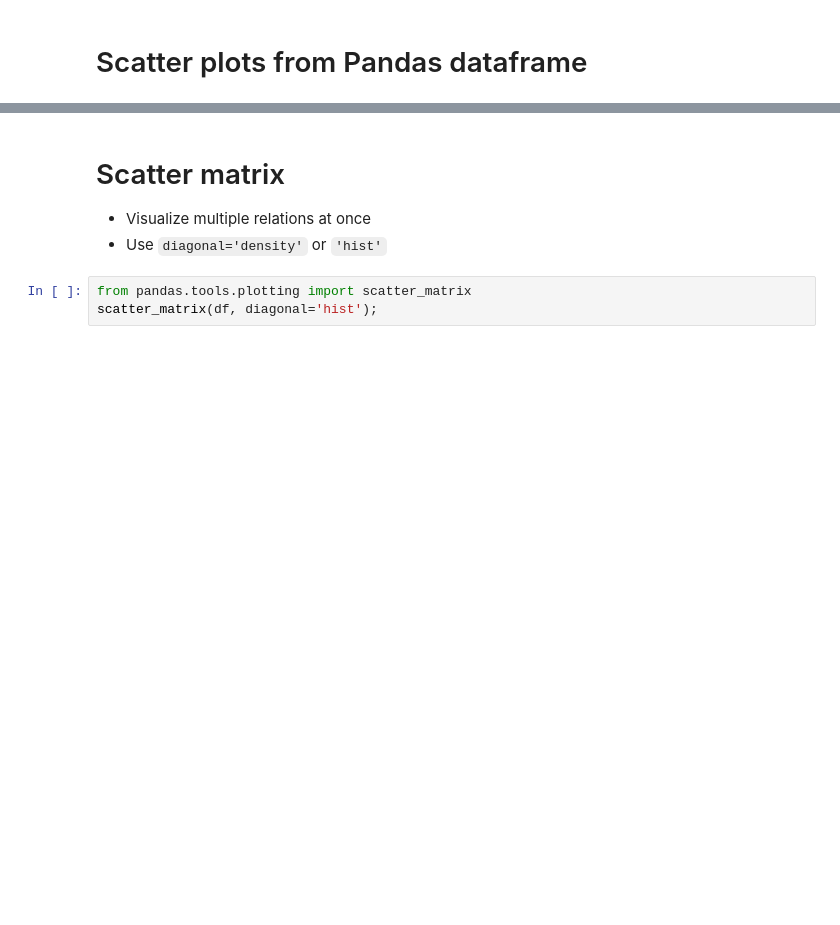
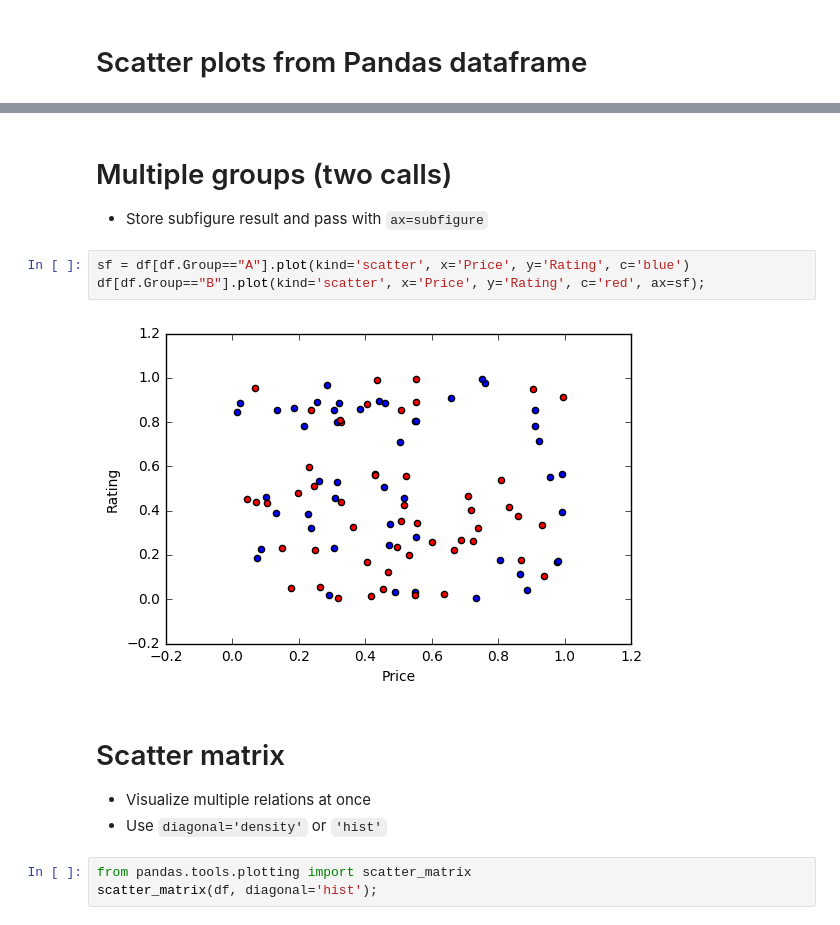
Before and after one commit to vanatteveldt/python-data, a Jupyter notebook: Visualizing data with matplotlib - slides.ipynb, the cells around one changed output, grey strips where cells are left out. Drawn from its saved outputs; the diff is of its cells as text; blank space fills up the shorter version.

```diff
--- a/Visualizing data with matplotlib - slides.ipynb
+++ b/Visualizing data with matplotlib - slides.ipynb
@@ -287,3 +285,11 @@ df.plot(kind='scatter', x='Price', y='Rating', c=col, s=size)
+# %% [markdown]
+# Multiple groups (two calls)
++ Store subfigure result and pass with `ax=subfigure`
+# %%
+sf = df[df.Group=="A"].plot(kind='scatter', x='Price', y='Rating', c='blue')
+df[df.Group=="B"].plot(kind='scatter', x='Price', y='Rating', c='red', ax=sf);
+# %% [output]
+[figure, added]
 # %% [markdown]
 # Scatter matrix
 
```
Also changed, not shown: parts of 23 cells of this notebook.
